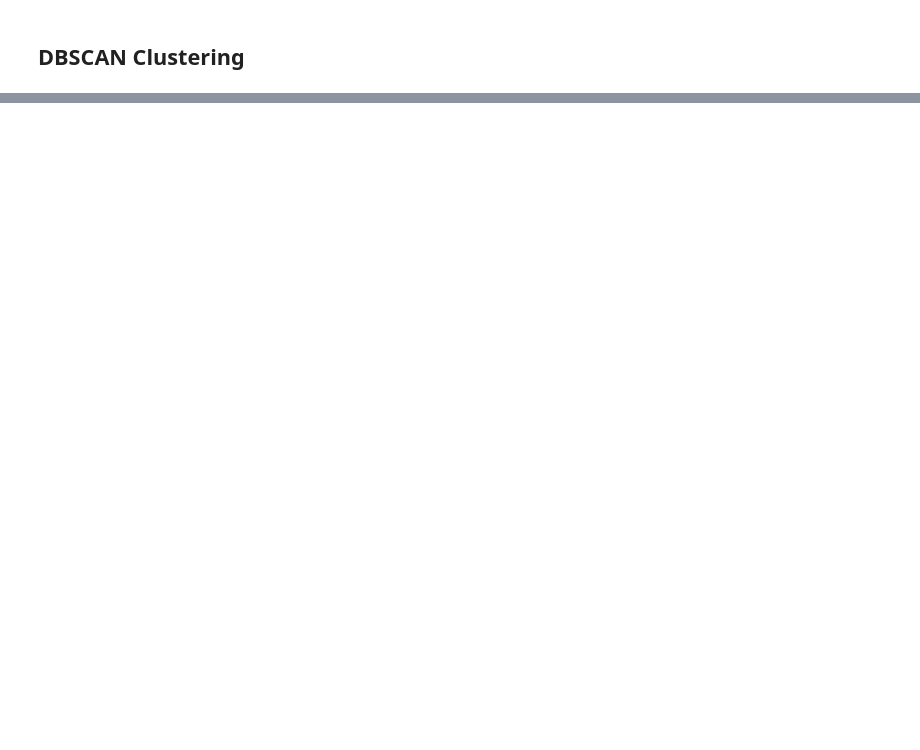
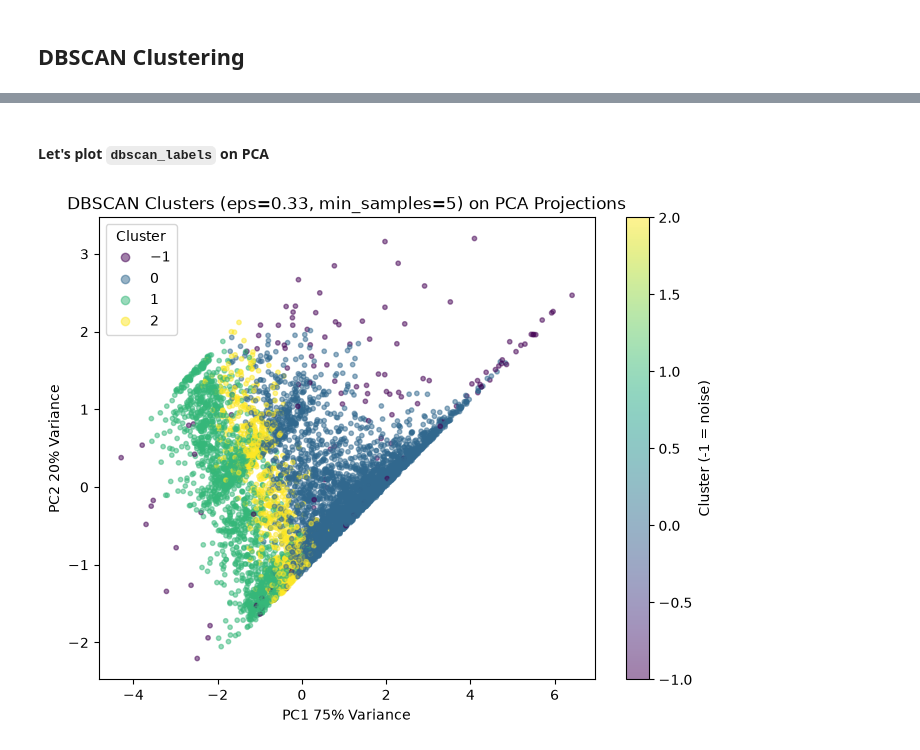
Before and after one commit to clayniranjan-web/customer-segmentation-clustering, a Jupyter notebook: Notebooks/02_modeling.ipynb, the cells around one changed output, grey strips where cells are left out. Cells and saved outputs as stored; diff of their text form; code cells hidden in the pictures; blank space fills up the shorter version.

Commit message:
Add DBSCAN Clustering with Parameter Tuning

```diff
--- a/Notebooks/02_modeling.ipynb
+++ b/Notebooks/02_modeling.ipynb
@@ -221,0 +294,4 @@ K-Means and Hierarchical clustering agree strongly on two segments (96-100% over
+# %%
+dbscan = DBSCAN(eps=0.33, min_samples=min_samples)
+# %%
+dbscan_labels = dbscan.fit_predict(feature_scaled_df)
@@ -221,0 +327,13 @@ K-Means and Hierarchical clustering agree strongly on two segments (96-100% over
+# %% [markdown]
+#### Let's plot `dbscan_labels` on PCA
+# %%
+plt.figure(figsize=(8, 6))
+scatter = plt.scatter(pca_result[:, 0], pca_result[:, 1], c=dbscan_labels, cmap='viridis', alpha=0.5, s=10)
+plt.xlabel('PC1 75% Variance')
+plt.ylabel('PC2 20% Variance')
+plt.title('DBSCAN Clusters (eps=0.33, min_samples=5) on PCA Projections')
+plt.legend(*scatter.legend_elements(), title='Cluster')
+plt.colorbar(scatter, label='Cluster (-1 = noise)')
+plt.show()
+# %% [output]
+[figure, added]
```
Also changed, not shown: parts of 27 cells of this notebook.
